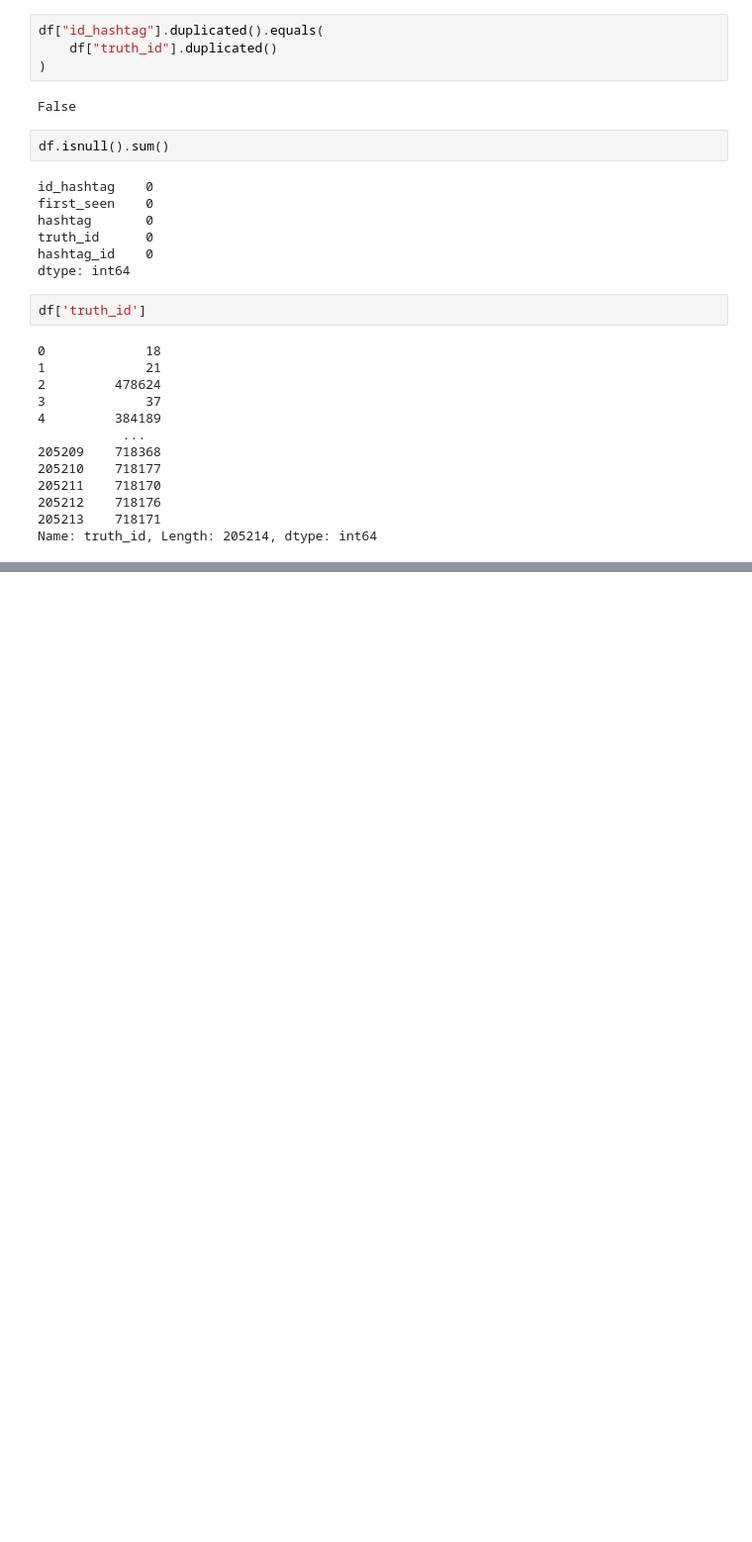
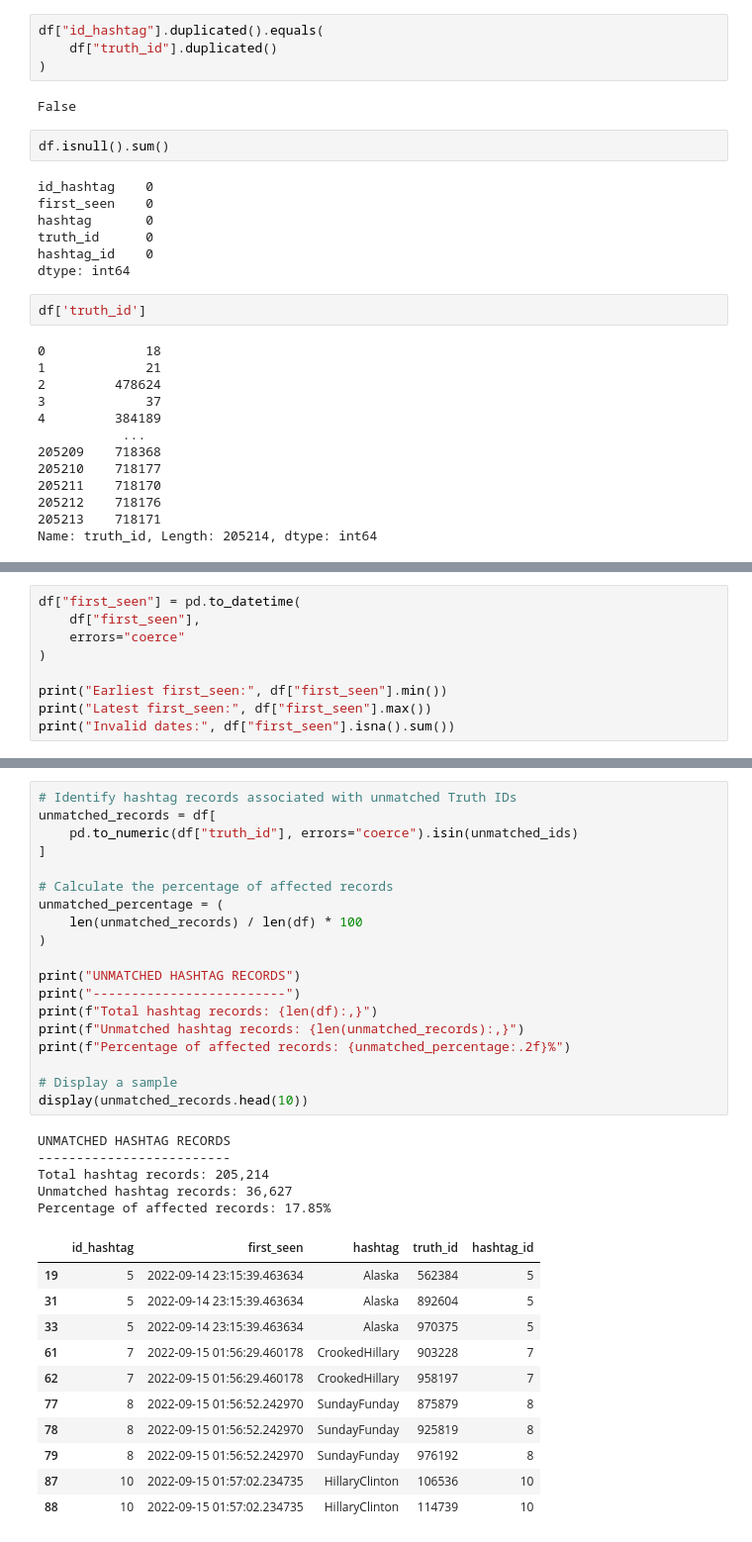
Before and after one commit to lorenzobuccolini03/Truth-Social-Analysis-and-Data-Warehousing---Decision-Support-Systems-, a Jupyter notebook: 01_assignment/01_07_explore_hashtags.ipynb, the cells around one changed output, grey strips where cells are left out. Shown at 99% size. Cells and saved outputs as stored; diff of their text form; blank space fills up the shorter version.

```diff
--- a/01_assignment/01_07_explore_hashtags.ipynb
+++ b/01_assignment/01_07_explore_hashtags.ipynb
@@ -156,0 +261,9 @@ Name: truth_id, Length: 205214, dtype: int64
+# %%
+df["first_seen"] = pd.to_datetime(
+    df["first_seen"],
+    errors="coerce"
+)
+
+print("Earliest first_seen:", df["first_seen"].min())
+print("Latest first_seen:", df["first_seen"].max())
+print("Invalid dates:", df["first_seen"].isna().sum())
@@ -156,0 +337,36 @@ Name: truth_id, Length: 205214, dtype: int64
+# %%
+# Identify hashtag records associated with unmatched Truth IDs
+unmatched_records = df[
+    pd.to_numeric(df["truth_id"], errors="coerce").isin(unmatched_ids)
+]
+
+# Calculate the percentage of affected records
+unmatched_percentage = (
+    len(unmatched_records) / len(df) * 100
+)
+
+print("UNMATCHED HASHTAG RECORDS")
+print("-------------------------")
+print(f"Total hashtag records: {len(df):,}")
+print(f"Unmatched hashtag records: {len(unmatched_records):,}")
+print(f"Percentage of affected records: {unmatched_percentage:.2f}%")
+
+# Display a sample
+display(unmatched_records.head(10))
+# %% [output]
+UNMATCHED HASHTAG RECORDS
+-------------------------
+Total hashtag records: 205,214
+Unmatched hashtag records: 36,627
+Percentage of affected records: 17.85%
+|  | id_hashtag | first_seen | hashtag | truth_id | hashtag_id |
+| 19 | 5 | 2022-09-14 23:15:39.463634 | Alaska | 562384 | 5 |
+| 31 | 5 | 2022-09-14 23:15:39.463634 | Alaska | 892604 | 5 |
+| 33 | 5 | 2022-09-14 23:15:39.463634 | Alaska | 970375 | 5 |
+| 61 | 7 | 2022-09-15 01:56:29.460178 | CrookedHillary | 903228 | 7 |
+| 62 | 7 | 2022-09-15 01:56:29.460178 | CrookedHillary | 958197 | 7 |
+| 77 | 8 | 2022-09-15 01:56:52.242970 | SundayFunday | 875879 | 8 |
+| 78 | 8 | 2022-09-15 01:56:52.242970 | SundayFunday | 925819 | 8 |
+| 79 | 8 | 2022-09-15 01:56:52.242970 | SundayFunday | 976192 | 8 |
+| 87 | 10 | 2022-09-15 01:57:02.234735 | HillaryClinton | 106536 | 10 |
+| 88 | 10 | 2022-09-15 01:57:02.234735 | HillaryClinton | 114739 | 10 |
```
Also changed, not shown: parts of 7 cells of this notebook, 1 other file.
